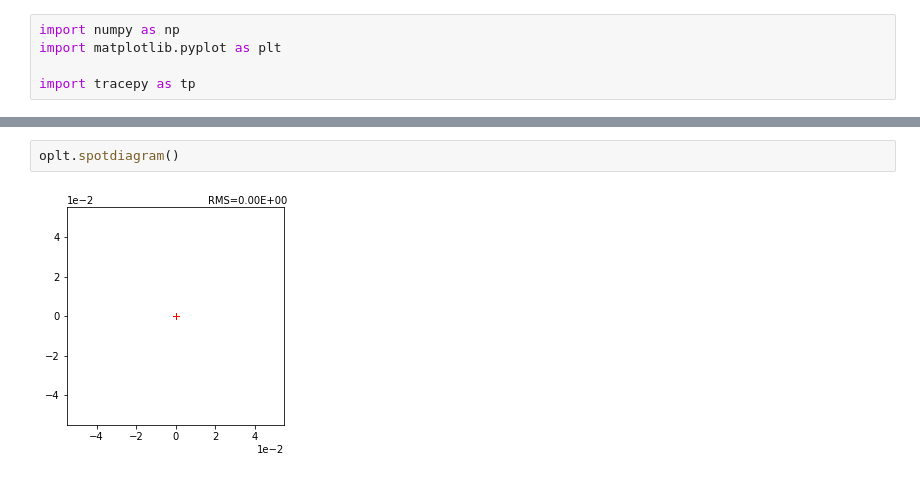
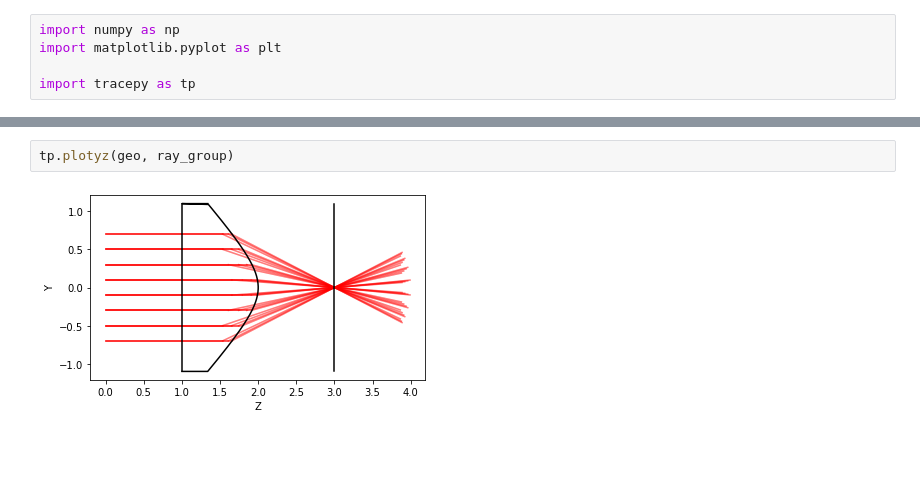
Before and after one commit to GNiendorf/tracepy, a Jupyter notebook: examples/Hyperbolic_Null_Test.ipynb, the cells around one changed output, grey strips where cells are left out. Drawn from its saved outputs; the diff is of its cells as text; blank space fills up the shorter version.

```diff
--- a/examples/Hyperbolic_Null_Test.ipynb
+++ b/examples/Hyperbolic_Null_Test.ipynb
@@ -41,4 +30,4 @@ gplt.plotyz()
-# %%
-oplt.spotdiagram()
-# %% [output]
-[figure, removed]
+# %%
+tp.plotyz(geo, ray_group)
+# %% [output]
+[figure, added]
```
Also changed, not shown: parts of 5 cells of this notebook, 7 other files.
